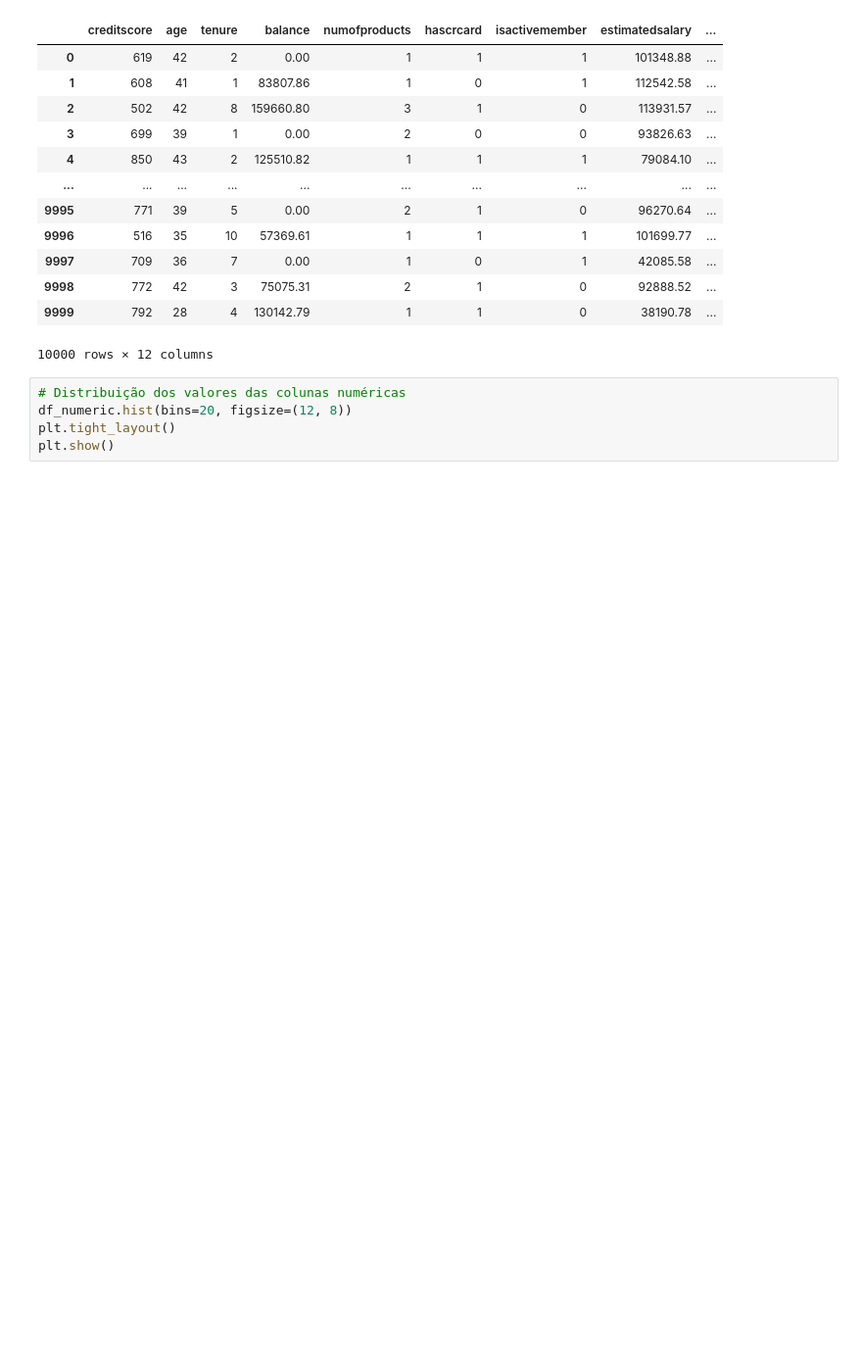
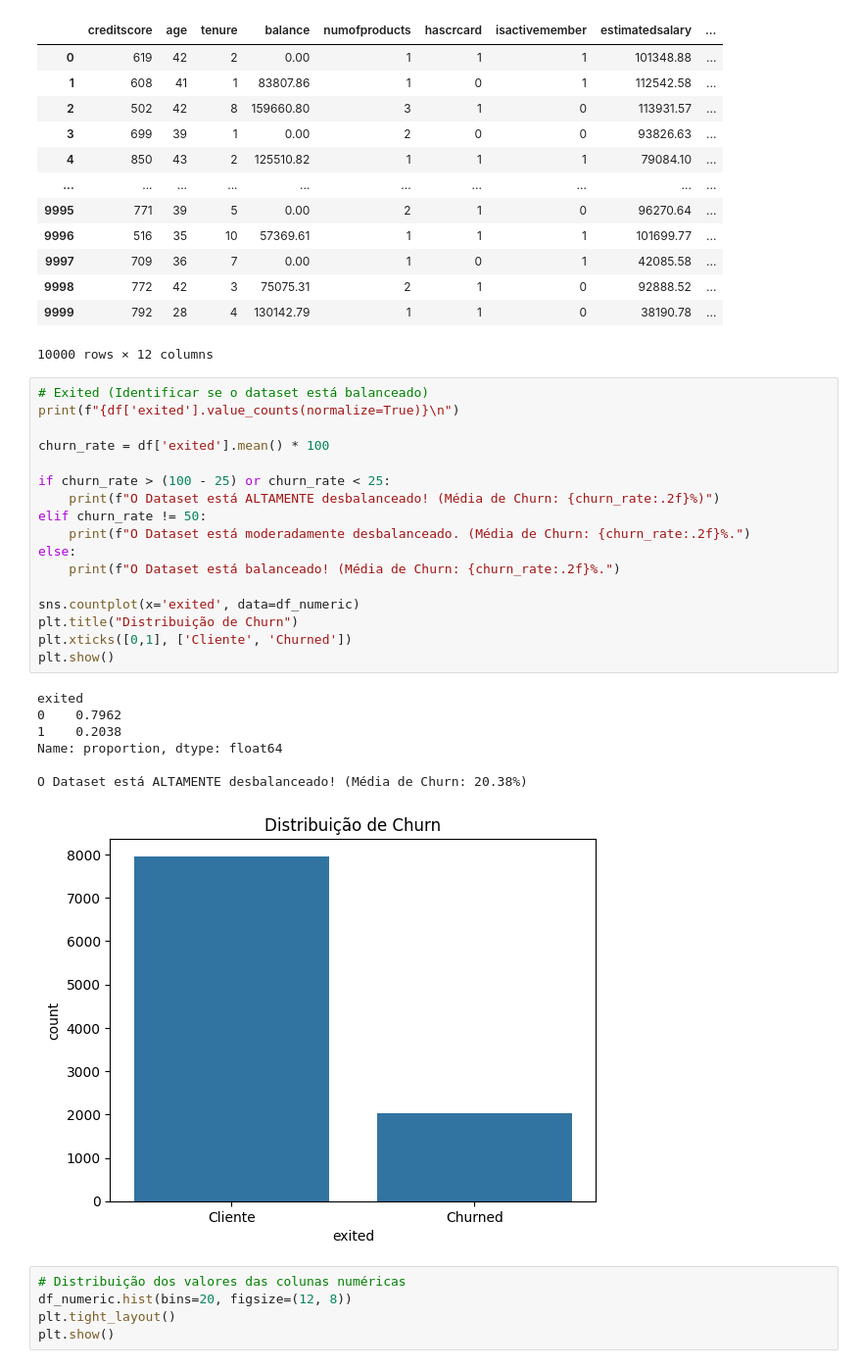
Before and after one commit to gabyalexandrino/mba-introducao-ml, a Jupyter notebook: main.ipynb, the cells around one changed output. Shown: that part at 98% size. Drawn from its saved outputs; the diff is of its cells as text; blank space fills up the shorter version.

```diff
--- a/main.ipynb
+++ b/main.ipynb
@@ -188,6 +211,31 @@ df_numeric
 | 9998 | 772 | 42 | 3 | 75075.31 | 2 | 1 | 0 | 92888.52 | ... |
 | 9999 | 792 | 28 | 4 | 130142.79 | 1 | 1 | 0 | 38190.78 | ... |
 10000 rows × 12 columns
+# %%
+# Exited (Identificar se o dataset está balanceado)
+print(f"{df['exited'].value_counts(normalize=True)}\n")
+
+churn_rate = df['exited'].mean() * 100
+
+if churn_rate > (100 - 25) or churn_rate < 25:
+    print(f"O Dataset está ALTAMENTE desbalanceado! (Média de Churn: {churn_rate:.2f}%)")
+elif churn_rate != 50:
+    print(f"O Dataset está moderadamente desbalanceado. (Média de Churn: {churn_rate:.2f}%.")
+else:
+    print(f"O Dataset está balanceado! (Média de Churn: {churn_rate:.2f}%.")
+
+sns.countplot(x='exited', data=df_numeric)
+plt.title("Distribuição de Churn")
+plt.xticks([0,1], ['Cliente', 'Churned'])
+plt.show()
+# %% [output]
+exited
+0    0.7962
+1    0.2038
+Name: proportion, dtype: float64
+
+O Dataset está ALTAMENTE desbalanceado! (Média de Churn: 20.38%)
+[figure, added]
 # %%
 # Distribuição dos valores das colunas numéricas
 df_numeric.hist(bins=20, figsize=(12, 8))
```
Also changed, not shown: parts of 24 cells of this notebook, 1 other file.
